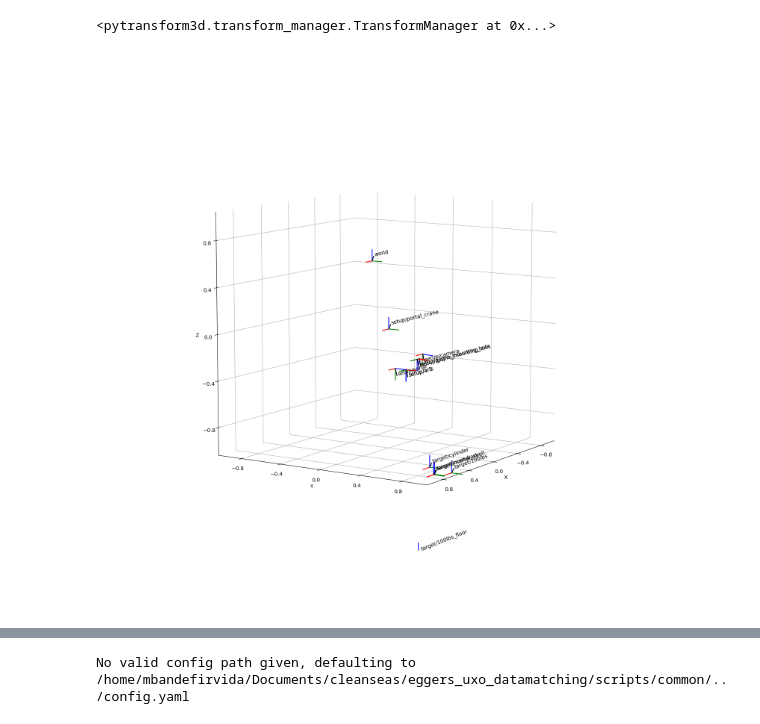
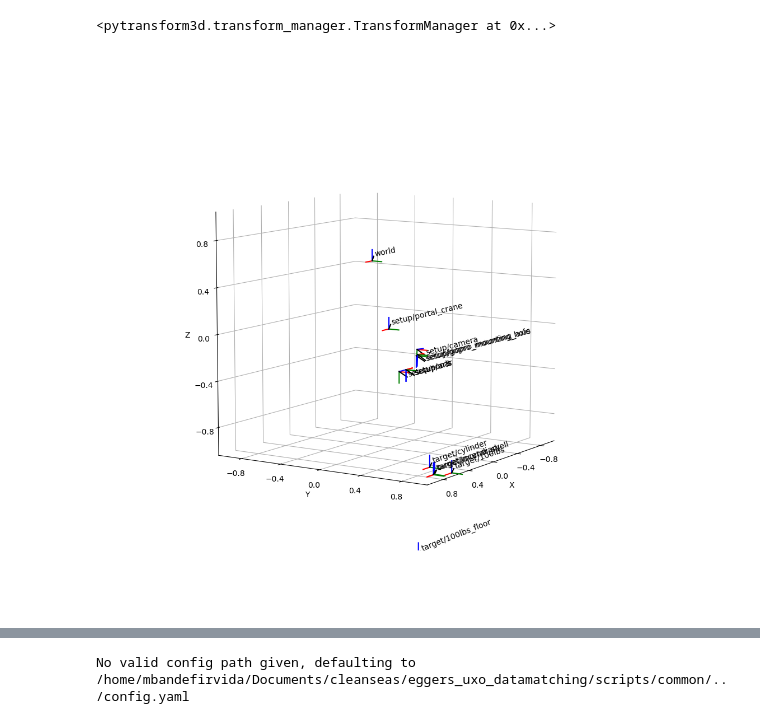
Before and after one commit to dfki-ric/uxo-dataset2024, a Jupyter notebook: scripts/transforms_nb.ipynb, the cells around one changed output, grey strips where cells are left out. Saved outputs shown, nothing was run; the diff lists cells and outputs as text; code cells hidden in the pictures.

```diff
--- a/scripts/transforms_nb.ipynb
+++ b/scripts/transforms_nb.ipynb
@@ -21,18 +21,18 @@ tm.add_transform("setup/portal_crane", "world", transform)
 # %% [output]
 <pytransform3d.transform_manager.TransformManager at 0x...>
 # %%
-fig = plt.figure(figsize=(15, 15))
+fig = plt.figure(figsize=(10, 10))
 ax = fig.add_subplot(111, projection="3d")
 ax = tm.plot_frames_in("setup/portal_crane", s=0.1)
 
 ax.set_xlabel("X")
 ax.set_ylabel("Y")
 ax.set_zlabel("Z")
 
 ax.view_init(azim=33, elev=9.)
 plt.show()
 # %% [output]
-[figure, old version]
+[figure, new version]
 # %%
 tm.get_transform("setup/camera", "world").round(4)
 # %% [output]
```
Also changed, not shown: parts of 12 cells of this notebook.
